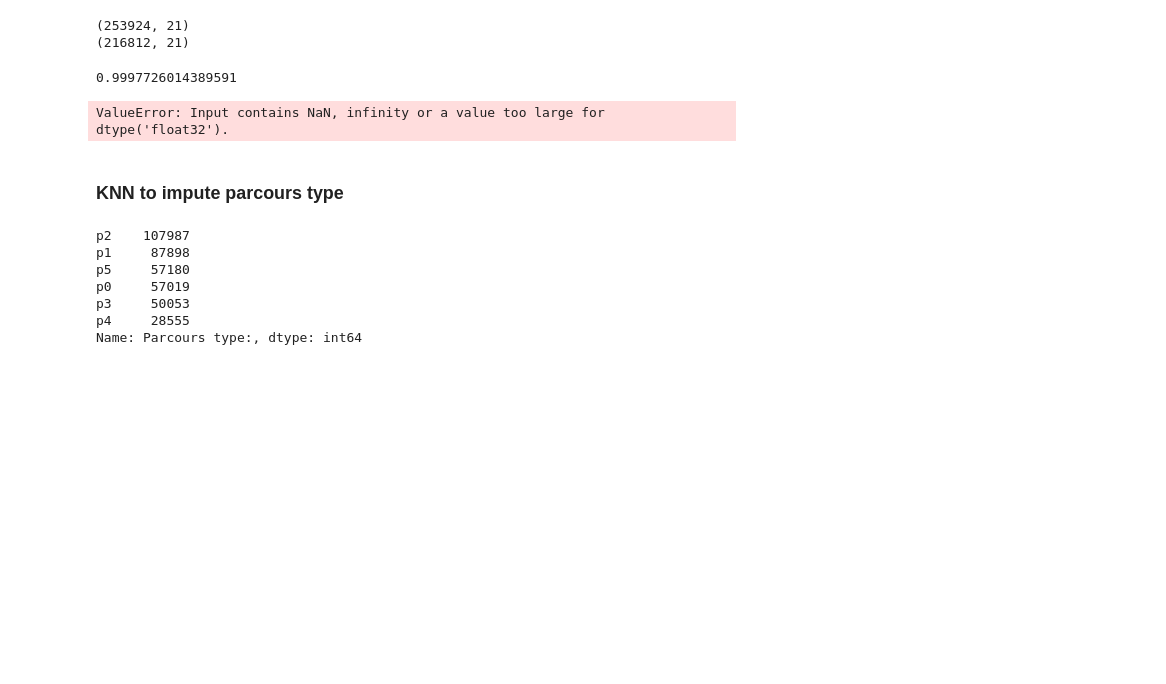
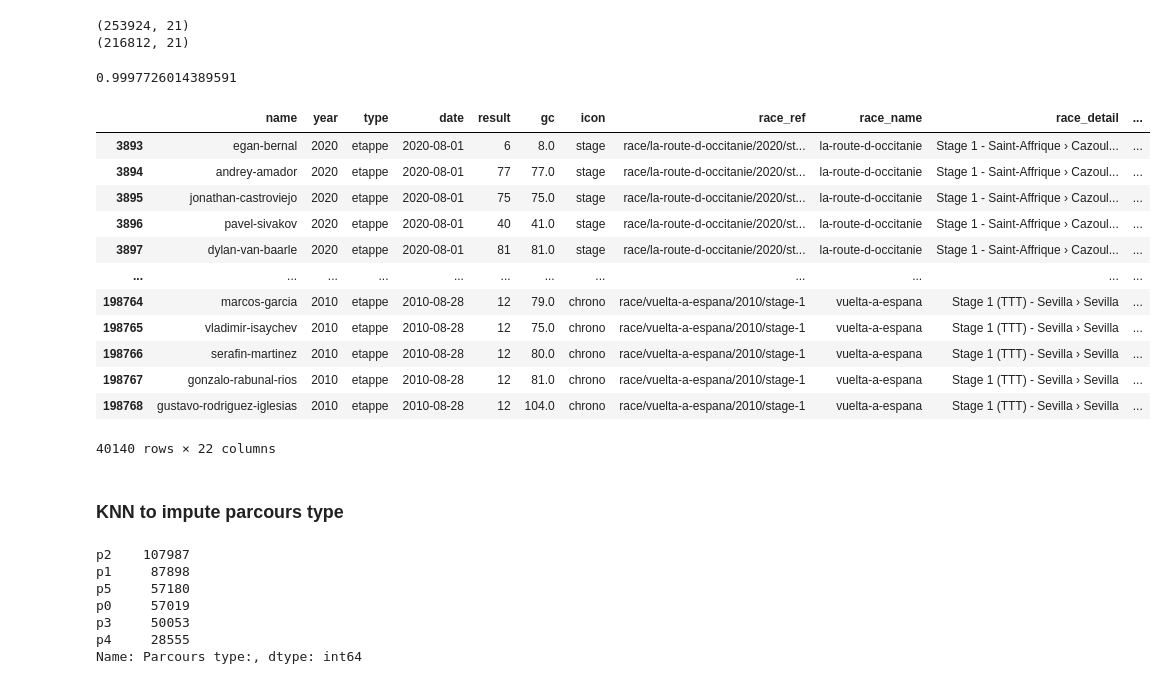
Before and after one commit to Michiel-DK/cycling, a Jupyter notebook: rnn.ipynb, the cells around one changed output. Cells and saved outputs as stored; diff of their text form; code cells hidden in the pictures; blank space fills up the shorter version.

```diff
--- a/rnn.ipynb
+++ b/rnn.ipynb
@@ -85,15 +85,29 @@ tree.score(X_test_scaled, y_test)
 # %%
 profile_na = merged[merged['ProfileScore:'].isna()]
 smaller_ten = merged[merged['ProfileScore:'] <= 10]
 impute_profile = profile_na.append(smaller_ten)
+impute_profile.dropna(subset=['Distance:', 'Vert. meters:'], how='any', inplace=True)
 
 X_pred = impute_profile[['Distance:', 'Vert. meters:']]
 
 X_pred_scaled = scaler.transform(X_pred)
 
-tree.predict(X_pred_scaled)
+impute_profile['predicted_score'] = tree.predict(X_pred_scaled)
+impute_profile
 # %% [output]
+|  | name | year | type | date | result | gc | icon | race_ref | race_name | race_detail | ... |
+| 3893 | egan-bernal | 2020 | etappe | 2020-08-01 | 6 | 8.0 | stage | race/la-route-d-occitanie/2020/st... | la-route-d-occitanie | Stage 1 - Saint-Affrique › Cazoul... | ... |
+| 3894 | andrey-amador | 2020 | etappe | 2020-08-01 | 77 | 77.0 | stage | race/la-route-d-occitanie/2020/st... | la-route-d-occitanie | Stage 1 - Saint-Affrique › Cazoul... | ... |
+| 3895 | jonathan-castroviejo | 2020 | etappe | 2020-08-01 | 75 | 75.0 | stage | race/la-route-d-occitanie/2020/st... | la-route-d-occitanie | Stage 1 - Saint-Affrique › Cazoul... | ... |
+| 3896 | pavel-sivakov | 2020 | etappe | 2020-08-01 | 40 | 41.0 | stage | race/la-route-d-occitanie/2020/st... | la-route-d-occitanie | Stage 1 - Saint-Affrique › Cazoul... | ... |
+| 3897 | dylan-van-baarle | 2020 | etappe | 2020-08-01 | 81 | 81.0 | stage | race/la-route-d-occitanie/2020/st... | la-route-d-occitanie | Stage 1 - Saint-Affrique › Cazoul... | ... |
+| ... | ... | ... | ... | ... | ... | ... | ... | ... | ... | ... | ... |
+| 198764 | marcos-garcia | 2010 | etappe | 2010-08-28 | 12 | 79.0 | chrono | race/vuelta-a-espana/2010/stage-1 | vuelta-a-espana | Stage 1 (TTT) - Sevilla › Sevilla | ... |
+| 198765 | vladimir-isaychev | 2010 | etappe | 2010-08-28 | 12 | 75.0 | chrono | race/vuelta-a-espana/2010/stage-1 | vuelta-a-espana | Stage 1 (TTT) - Sevilla › Sevilla | ... |
+| 198766 | serafin-martinez | 2010 | etappe | 2010-08-28 | 12 | 80.0 | chrono | race/vuelta-a-espana/2010/stage-1 | vuelta-a-espana | Stage 1 (TTT) - Sevilla › Sevilla | ... |
+| 198767 | gonzalo-rabunal-rios | 2010 | etappe | 2010-08-28 | 12 | 81.0 | chrono | race/vuelta-a-espana/2010/stage-1 | vuelta-a-espana | Stage 1 (TTT) - Sevilla › Sevilla | ... |
+| 198768 | gustavo-rodriguez-iglesias | 2010 | etappe | 2010-08-28 | 12 | 104.0 | chrono | race/vuelta-a-espana/2010/stage-1 | vuelta-a-espana | Stage 1 (TTT) - Sevilla › Sevilla | ... |
-ValueError: Input contains NaN, infinity or a value too large for dtype('float32').
+40140 rows × 22 columns
 # %%
 impute_profile = merged
 # %% [markdown]
```
